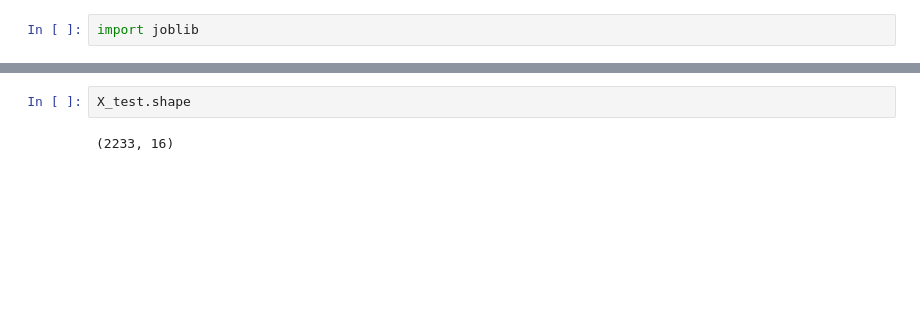
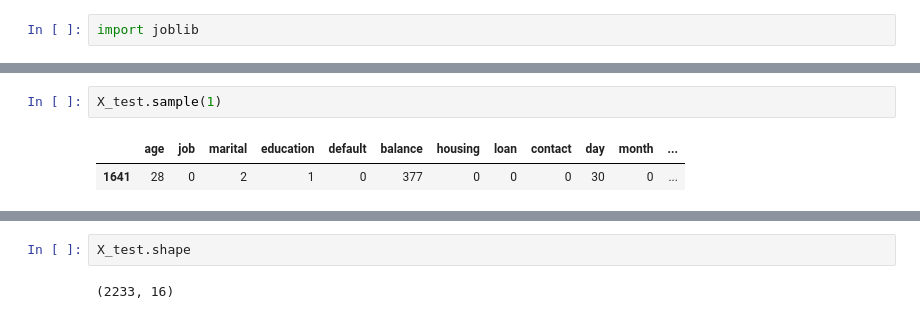
Before and after one commit to stjdans/bank_marketting, a Jupyter notebook: bank_marketing_v01.ipynb, the cells around one changed output, grey strips where cells are left out. Saved outputs shown, nothing was run; the diff lists cells and outputs as text; blank space fills up the shorter version.

```diff
--- a/bank_marketing_v01.ipynb
+++ b/bank_marketing_v01.ipynb
@@ -1458 +1262,6 @@ joblib.dump(voting_clf, 'bank_marketing_v01.pkl')
+# %%
+X_test.sample(1)
+# %% [output]
+|  | age | job | marital | education | default | balance | housing | loan | contact | day | month | ... |
+| 1641 | 28 | 0 | 2 | 1 | 0 | 377 | 0 | 0 | 0 | 30 | 0 | ... |
 # %%
```
Also changed, not shown: parts of 81 cells of this notebook, 28 other files.
